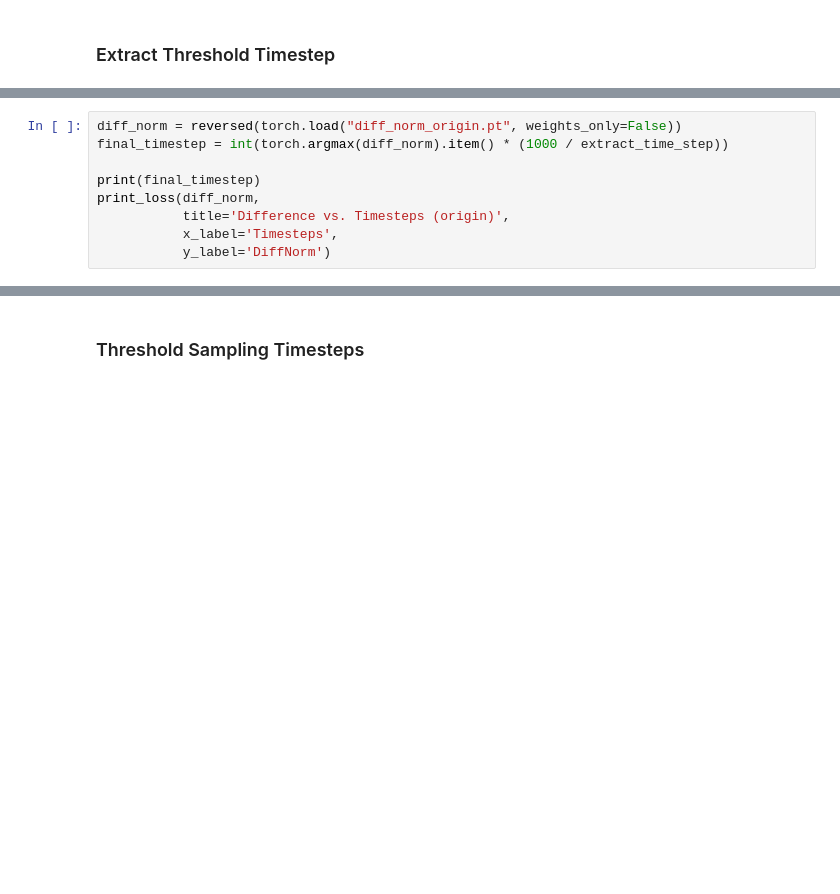
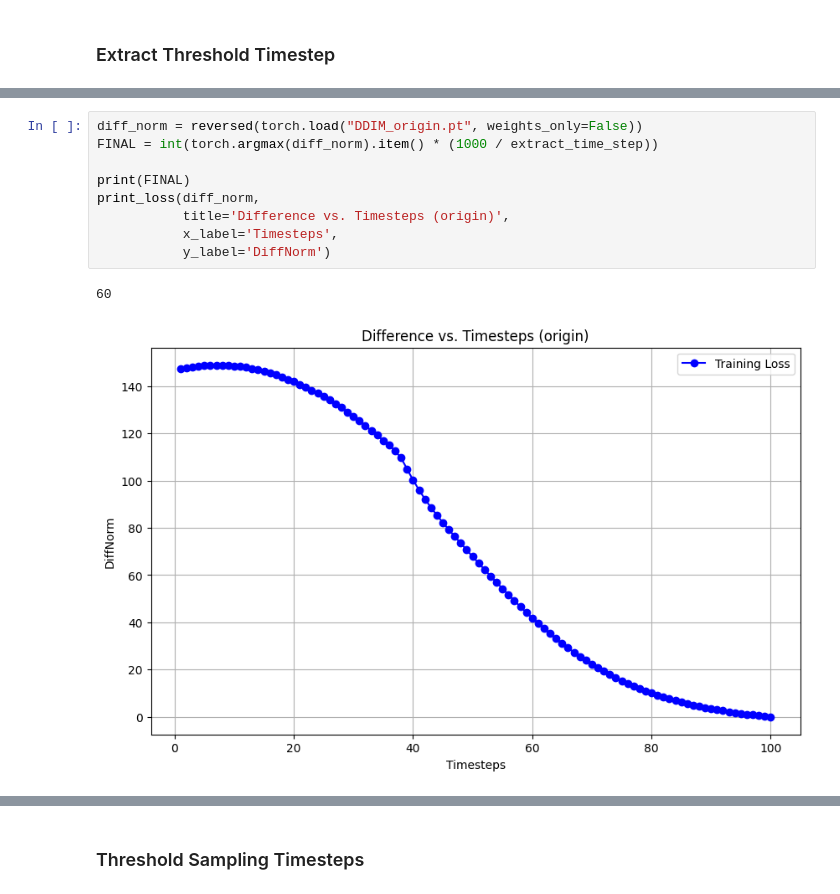
Before and after one commit to junyeong-nero/DDPM, a Jupyter notebook: diffusion_colab_experiments.ipynb, the cells around one changed output, grey strips where cells are left out. Cells and saved outputs as stored; diff of their text form; blank space fills up the shorter version.

```diff
--- a/diffusion_colab_experiments.ipynb
+++ b/diffusion_colab_experiments.ipynb
@@ -1080,10 +1146,13 @@ print_digits(test_denoised_image)
 # %%
-diff_norm = reversed(torch.load("diff_norm_origin.pt", weights_only=False))
-final_timestep = int(torch.argmax(diff_norm).item() * (1000 / extract_time_step))
+diff_norm = reversed(torch.load("DDIM_origin.pt", weights_only=False))
+FINAL = int(torch.argmax(diff_norm).item() * (1000 / extract_time_step))
 
-print(final_timestep)
+print(FINAL)
 print_loss(diff_norm,
            title='Difference vs. Timesteps (origin)',
            x_label='Timesteps',
            y_label='DiffNorm')
+# %% [output]
+60
+[figure, added]
 # %%
```
Also changed, not shown: parts of 16 cells of this notebook.
